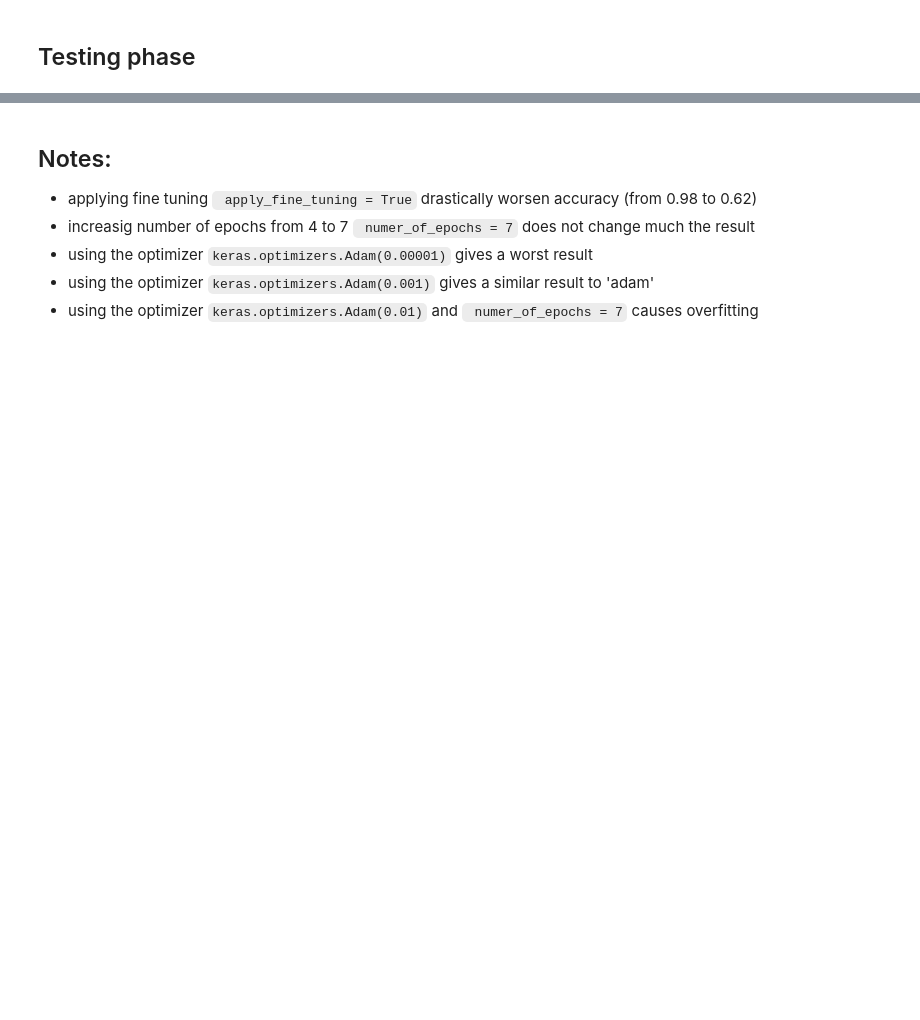
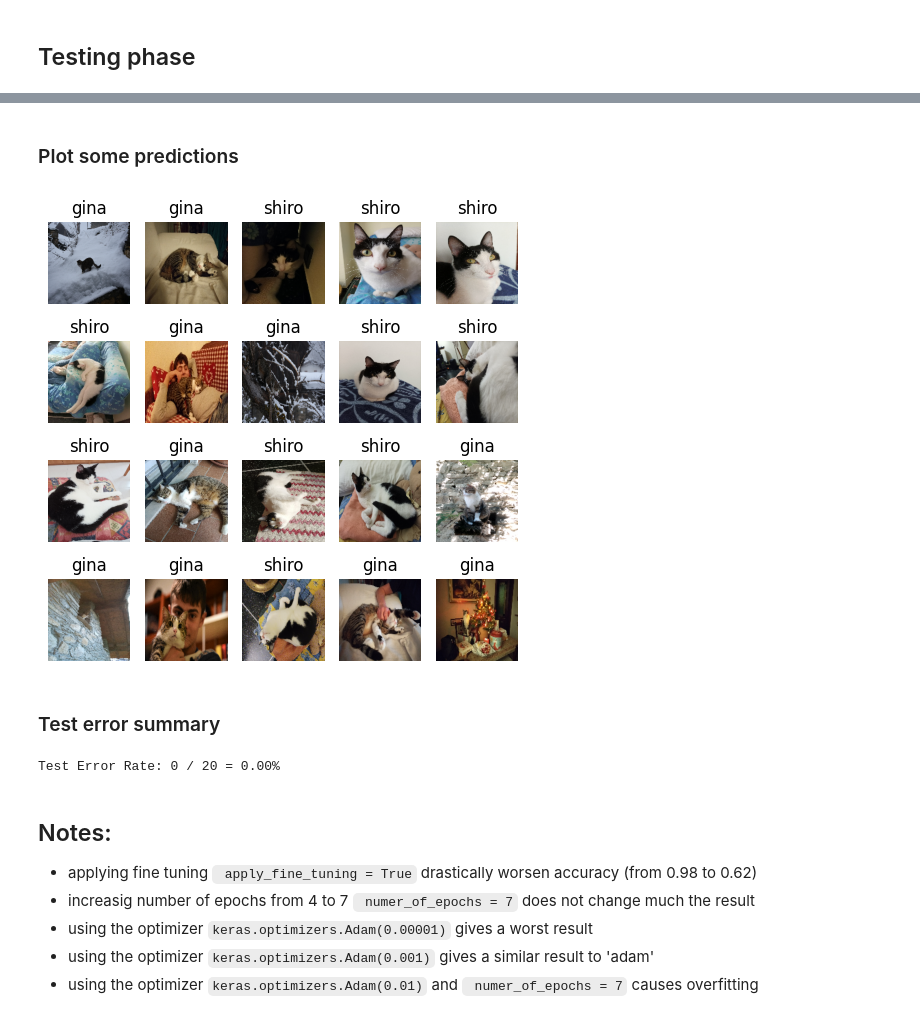
Before and after one commit to lollomante/ML_Cats, a Jupyter notebook: Gina_vs_Shiro.ipynb, the cells around one changed output, grey strips where cells are left out. Saved outputs shown, nothing was run; the diff lists cells and outputs as text; code cells hidden in the pictures; blank space fills up the shorter version.

````diff
--- a/Gina_vs_Shiro.ipynb
+++ b/Gina_vs_Shiro.ipynb
@@ -317,0 +255,5 @@ Found 20 files belonging to 2 classes.
+# %%
+if (do_testing):
+    # === Resize and batch test data ===
+    test_dataset = test_dataset.map(lambda x, y: (tf.image.resize(x, image_sizes[:2]), y))
+    batched_test_dataset = test_dataset.cache().batch(batch_size).prefetch(tf.data.AUTOTUNE)
@@ -317,0 +262,11 @@ Found 20 files belonging to 2 classes.
+# %%
+if (do_testing):
+    y_true = []
+    y_pred = []
+
+    for images, labels in batched_test_dataset:
+        logits = model(images, training=False)
+        probs = tf.nn.sigmoid(logits)             # apply sigmoid to get probabilities
+        preds = tf.where(probs > 0.5, 1, 0)       # threshold at 0.5 for binary classification
+        y_true.extend(labels.numpy())             # store true label
+        y_pred.extend(preds.numpy().flatten())    # store predicted labels
@@ -318,12 +285,26 @@ Found 20 files belonging to 2 classes.
+# %% [markdown]
+### Plot some predictions
 # %%
-if False:
+if (do_testing and not(skip_plots)):
     n_rows = 4 # columns of the subplpots
     n_cols = 5 # rows of the subplots
-    plt.figure(figsize=(6,6)) # size of images
-    for i, (img,label) in enumerate(testing_dataset.take(n_rows*n_cols)):
-      plt.subplot(n_rows,n_cols,i+1)
-      plt.imshow(img/255) # normlalize images
-      plt.axis('off') # remove axis
-      plt.tight_layout(pad=1.0) # add padding between images
-      plt.title('Gina' if not(label) else 'Shiro') # set lables
+    plt.figure(figsize=(5, 5))
+
+    # Get a batch of N images from the test set
+    image_batch = next(iter(batched_test_dataset.unbatch().batch(n_rows * n_cols)))
+    images, labels = image_batch[0], image_batch[1]
+
+    logits = model(images, training=False)
+    probs = tf.nn.sigmoid(logits)
+    preds = tf.where(probs > 0.5, 1, 0).numpy().flatten()
+
+    for i in range(n_rows * n_cols):
+        ax = plt.subplot(n_rows, n_cols, i + 1)
+        plt.imshow(images[i].numpy().astype("uint8"))
+        plt.title(f"{class_names[preds[i]]}")
+        plt.axis("off")
+
+    plt.tight_layout()
     plt.show()
+# %% [output]
+[figure, added]
@@ -336,3 +311,14 @@ tf.math.confusion_matrix(
+# %% [markdown]
+### Test error summary
+# %%
+if (do_testing):
+    total_samples = len(y_true)
+    num_wrong = np.sum(np.array(y_true) != np.array(y_pred))
+    error_rate = num_wrong / total_samples
+
+    print(f"\nTest Error Rate: {num_wrong} / {total_samples} = {error_rate:.2%}")
+# %% [output]
+Test Error Rate: 0 / 20 = 0.00%
 # %% [markdown]
 ## Notes:
 + applying fine tuning ``` apply_fine_tuning = True``` drastically worsen accuracy (from 0.98 to 0.62)
````
Also changed, not shown: parts of 34 cells of this notebook.
